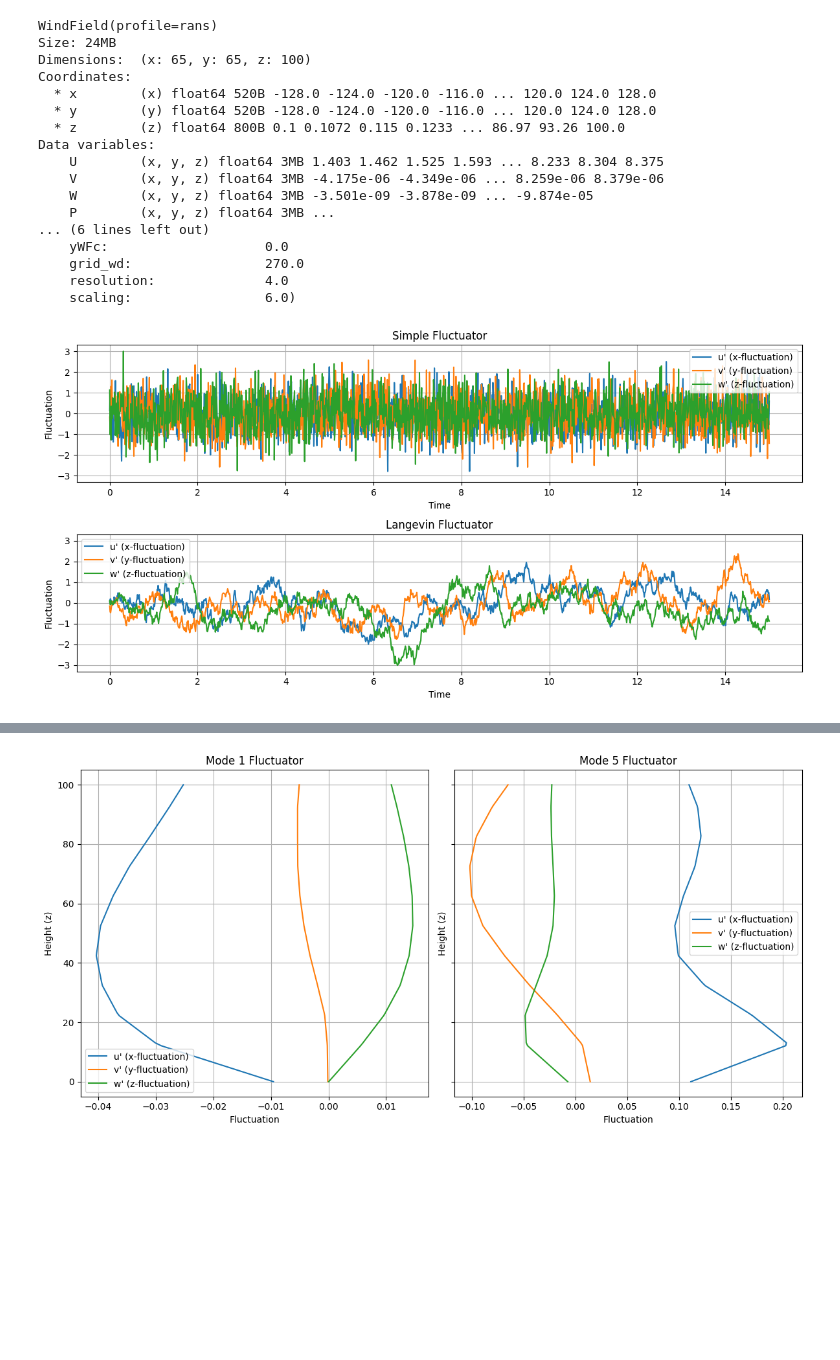
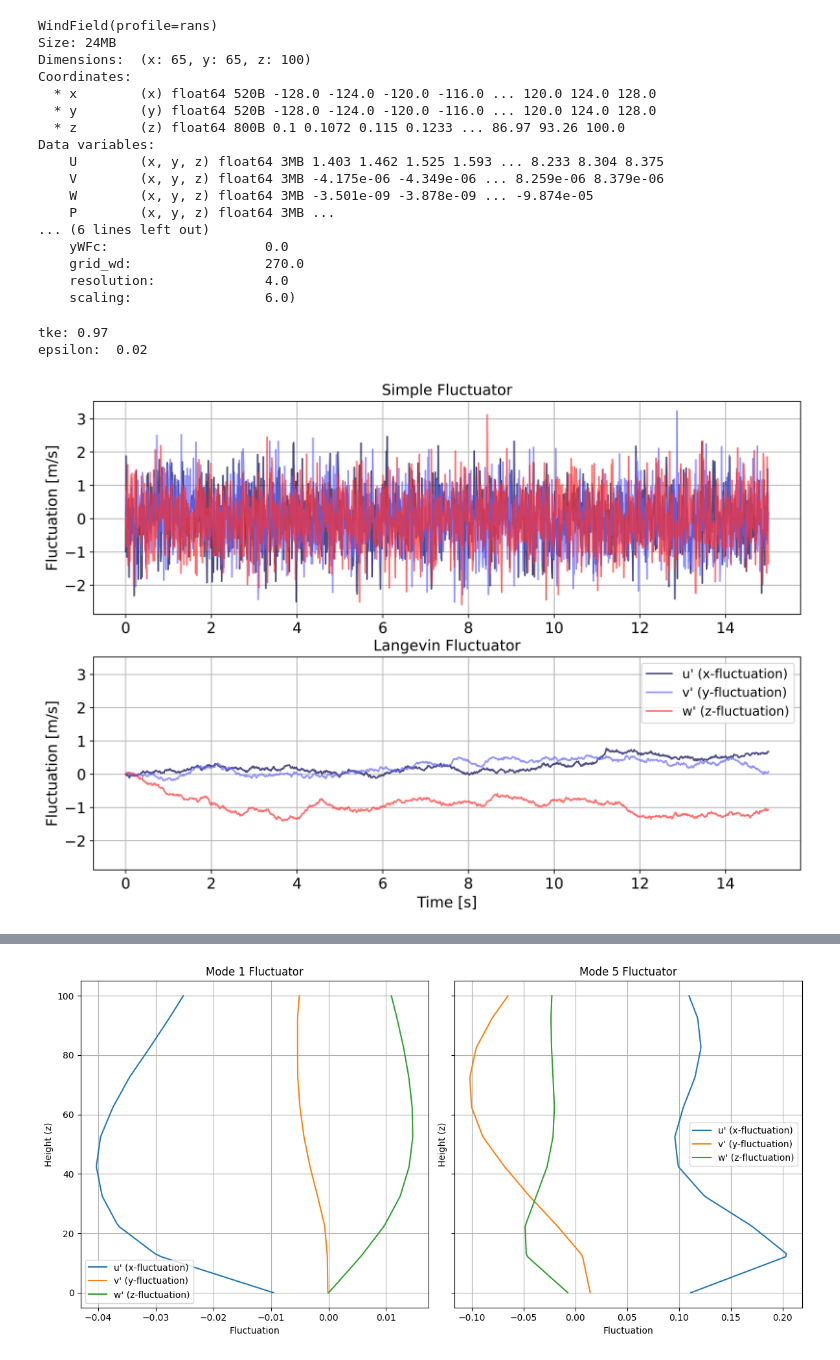
Before and after one commit to JacobManniche/Bachelor_rep, a Jupyter notebook: demos/fluctuation.ipynb, the cells around one changed output, grey strips where cells are left out. Saved outputs shown, nothing was run; the diff lists cells and outputs as text; code cells hidden in the pictures; blank space fills up the shorter version.

Commit message:
plot updates + small clean up

```diff
--- a/demos/fluctuation.ipynb
+++ b/demos/fluctuation.ipynb
@@ -34,19 +38,55 @@ Data variables:
     resolution:              4.0
     scaling:                 6.0)
 # %%
+color_u = '#00004D'
+color_v = '#6565FF'
+color_w = '#FF3131'
+color_wheel = [color_u, color_v, color_w]
+
 # visualize the temporal fluctuation profiles
-simple_fluc = Fluctuator(method='simple')
+simple_fluc = Fluctuator(method='simple',seed=42)
 langevin_fluc = Fluctuator(method='langevin', seed=42)
-
-n = int(15/0.01)
-
-fig, axs = plt.subplots(2, 1, figsize=(12, 6), sharey=True)
-simple_fluc.plot(ax=axs[0], range=(0,15), num_points=n)
-axs[0].set_title('Simple Fluctuator')
-langevin_fluc.plot(ax=axs[1], range=(0,15), num_points=n)
-
-axs[1].set_title('Langevin Fluctuator')
-plt.tight_layout()
-plt.show()
-# %% [output]
-[figure, removed]
+# %%
+n = int(15/0.01)
+range = (0,15)
+fs = 14
+num_points = n
+
+fluclist = [simple_fluc, langevin_fluc]
+
+values = np.linspace(range[0], range[1], num_points)
+fig, axs = plt.subplots(2, 1, figsize=(12, 8), sharey=True,dpi=500)
+
+x = 0
+y = 0
+z = 10
+
+
+fluctuations = np.array([simple_fluc.get_fluctuation_at((x, y, z), tke=wind.get_tke_at(x=x,y=y,z=z), epsilon=wind.get_epsilon_at(x=z,y=y,z=z), dt=values[1]) for t in values])  # Use tke=1.0 for visualization
+axs[0].plot(values, fluctuations[:, 0], label="u' (x-fluctuation)", color=color_u, alpha=.7)
+axs[0].plot(values, fluctuations[:, 1], label="v' (y-fluctuation)", color=color_v, alpha=.7)
+axs[0].plot(values, fluctuations[:, 2], label="w' (z-fluctuation)", color=color_w, alpha=.7)
+axs[0].set_ylabel('Fluctuation [m/s]',fontsize=fs)
+axs[0].tick_params(axis='both',labelsize=14)
+axs[0].grid()
+
+langevin_fluc = Fluctuator(method='langevin', seed=1)
+fluctuations = np.array([langevin_fluc.get_fluctuation_at((x, y, z), tke=wind.get_tke_at(x=x,y=y,z=z), epsilon=wind.get_epsilon_at(x=x,y=y,z=z), dt=values[1]) for t in values])  # Use tke=1.0 for visualization
+axs[1].plot(values, fluctuations[:, 0], label="u' (x-fluctuation)", color=color_u, alpha=.7)
+axs[1].plot(values, fluctuations[:, 1], label="v' (y-fluctuation)", color=color_v, alpha=.7)
+axs[1].plot(values, fluctuations[:, 2], label="w' (z-fluctuation)", color=color_w, alpha=.7)
+axs[1].set_xlabel('Time [s]',fontsize=fs)
+axs[1].set_ylabel('Fluctuation [m/s]',fontsize=fs)
+axs[1].tick_params(axis='both',labelsize=14)
+axs[1].legend(fontsize=12)
+axs[1].grid()
+
+axs[0].set_title('Simple Fluctuator',fontsize=fs)
+axs[1].set_title('Langevin Fluctuator',fontsize=fs)
+
+print('tke:',round(wind.get_tke_at(x=x,y=y,z=z),2))
+print('epsilon: ',round(wind.get_epsilon_at(x=x,y=y,z=z),2))
+# %% [output]
+tke: 0.97
+epsilon:  0.02
+[figure, added]
```
Also changed, not shown: parts of 4 cells of this notebook, 6 other files.
